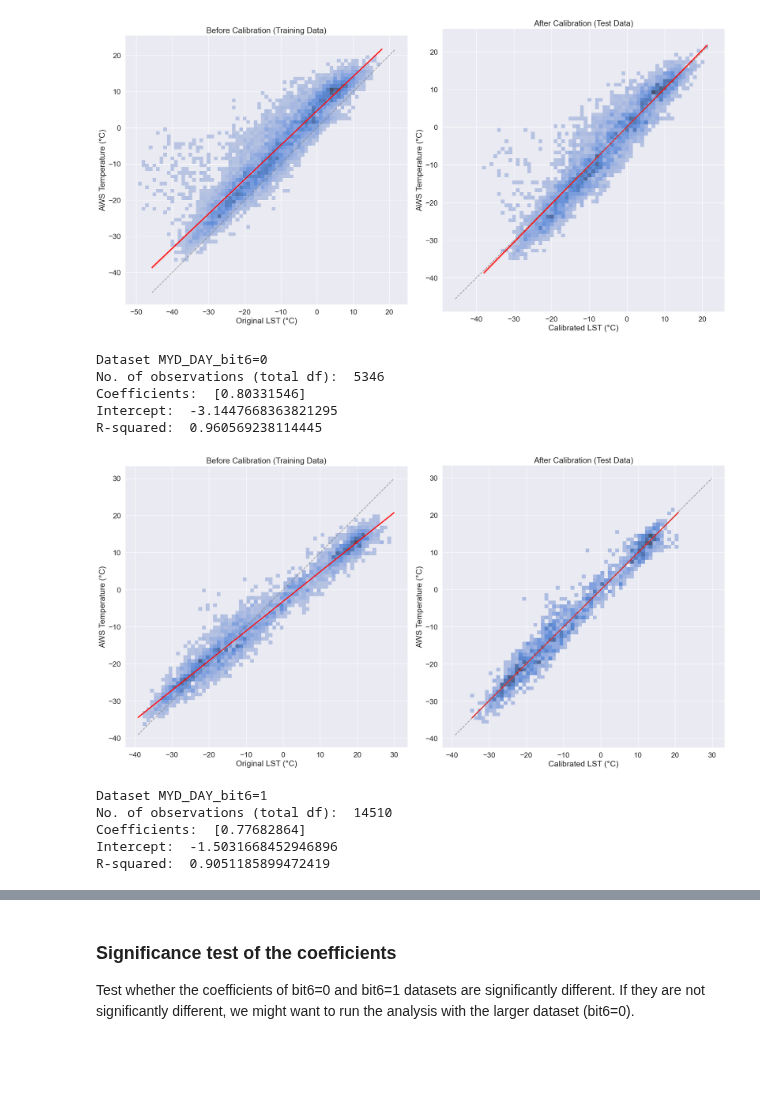
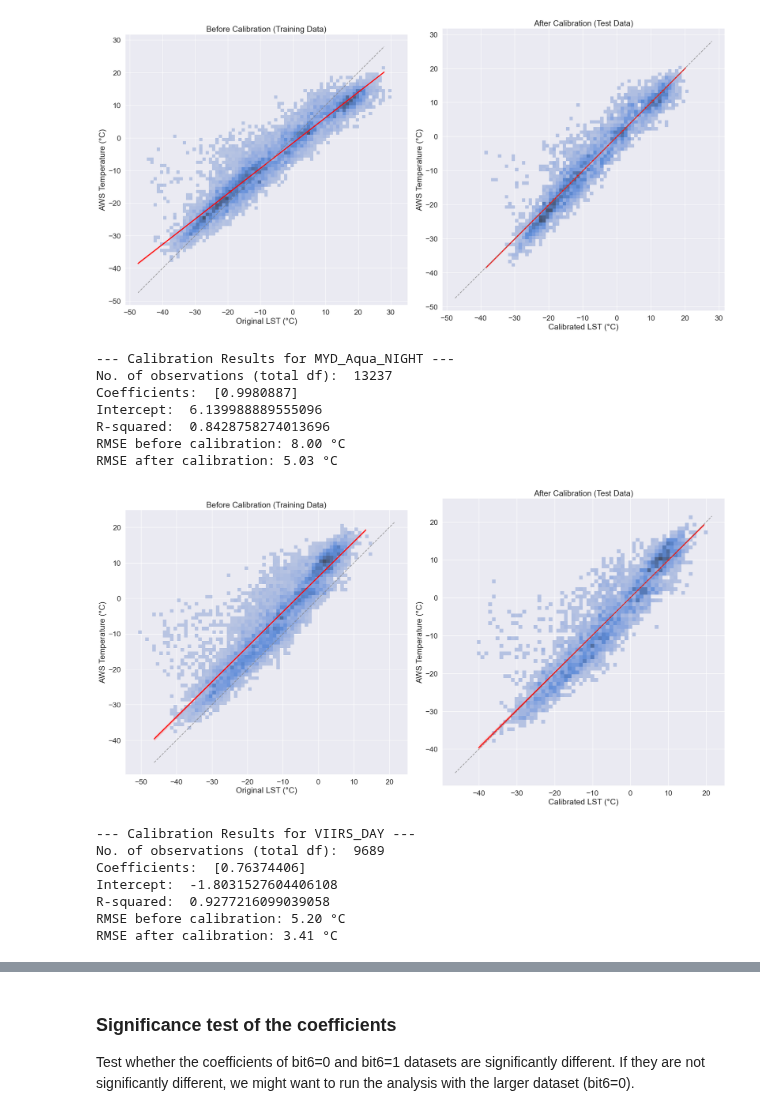
Before and after one commit to KU-AVOCA/GEMLST, a Jupyter notebook: GEMLST_MODIS/SKL_lst_coefficient_MODIS.ipynb, the cells around one changed output, grey strips where cells are left out. Saved outputs shown, nothing was run; the diff lists cells and outputs as text; code cells hidden in the pictures; blank space fills up the shorter version.

Commit message:
Coefficients_done_avail_pat

```diff
--- a/GEMLST_MODIS/SKL_lst_coefficient_MODIS.ipynb
+++ b/GEMLST_MODIS/SKL_lst_coefficient_MODIS.ipynb
@@ -191,6 +262,6 @@ JAXA D:  508
 # %%
-dfs = [df_modd0, df_modd1, df_modn1, df_mydd0, df_mydd1, df_mydn1, df_jaxa_a, df_jaxa_d]
-labels = ["MOD_DAY_bit6=0", "MOD_DAY_bit6=1", "MOD_NIGHT_bit6=1", "MYD_DAY_bit6=0", "MYD_DAY_bit6=1", "MYD_NIGHT_bit6=1", "JAXA_A", "JAXA_D"]
+dfs = [df_modd1, df_modn1, df_mydd1, df_mydn1, df_viirs_day, df_viirs_night, df_era5]
+labels = ["MOD_Terra_DAY", "MOD_Terra_NIGHT", "MYD_Aqua_DAY", "MYD_Aqua_NIGHT", "VIIRS_DAY", "VIIRS_NIGHT", "ERA5"]
 
 def split_mod_viz(df):
     # Split data into training and testing sets (2/3 training, 1/3 testing)
@@ -199,22 +270,22 @@ def split_mod_viz(df):
     # Regression model fit and prediction
     model = LinearRegression()
     model.fit(train_df[['est_temp']], train_df['temperature'])
-    temperature_pred = model.predict(test_df[['est_temp']])
-
-    # # Calculate significance of the coefficients - Not working yet
-    # p_values = []
-    # for i in range(len(model.coef_)):
-    #     _, p_value = stats.pearsonr(train_df['est_temp'], train_df['temperature'])
-    #     p_values.append(p_value)
+    model.predict(test_df[['est_temp']])
 
     # The coefficients
     print('No. of observations (total df): ', len(df))
     print('Coefficients: ', model.coef_)
     print('Intercept: ', model.intercept_)
-    print('R-squared: ', model.score(test_df[['est_temp']], test_df['temperature']), '\n')
+    print('R-squared: ', model.score(test_df[['est_temp']], test_df['temperature']))
 
     # Apply calibration to test dataset
     test_df['lst_calibrated'] = test_df['est_temp'] * model.coef_[0] + model.intercept_
+
+    # Calculate RMSE of the calibration results
+    rmse_before = ((test_df['est_temp'] - test_df['temperature']) ** 2).mean() ** 0.5
+    rmse_after = ((test_df['lst_calibrated'] - test_df['temperature']) ** 2).mean() ** 0.5
+    print(f"RMSE before calibration: {rmse_before:.2f} °C")
+    print(f"RMSE after calibration: {rmse_after:.2f} °C\n")
 
     # Create comparison plot of original vs calibrated values
     fig, (ax1, ax2) = plt.subplots(1, 2, figsize=(20, 10))
@@ -222,28 +293,6 @@ def split_mod_viz(df):
     # Add 1:1 reference line
     min_val = min(test_df['est_temp'].min(), test_df['temperature'].min())
     max_val = max(test_df['est_temp'].max(), test_df['temperature'].max())
-
-    # # SCATTER PLOTS
-    # # Original est_temp plot
-    # sns.scatterplot(ax=ax1, data=train_df, x='est_temp', y='temperature', alpha=0.5, hue='aws', palette='tab10')
-    # sns.regplot(ax=ax1, data=test_df, x='est_temp', y='temperature', scatter=False, color='red')
-    # ax1.plot([min_val, max_val], [min_val, max_val], '--', color='gray', alpha=0.8)
-    # ax1.set_xlabel('Original LST (°C)')
-    # ax1.set_ylabel('AWS Temperature (°C)')
-    # ax1.set_title('Before Calibration (Training Data)')
-    # ax1.set_aspect('equal')
-
-    # # Calibrated est_temp plot
-    # sns.scatterplot(ax=ax2, data=test_df, x='lst_calibrated', y='temperature', alpha=0.5, hue='aws', palette='tab10')
-    # sns.regplot(ax=ax2, data=test_df, x='lst_calibrated', y='temperature', scatter=False, color='red')
-    # ax2.plot([min_val, max_val], [min_val, max_val], '--', color='gray', alpha=0.8)
-    # ax2.set_xlabel('Calibrated LST (°C)')
-    # ax2.set_ylabel('AWS Temperature (°C)')
-    # ax2.set_title('After Calibration (Test Data)')
-    # ax2.set_aspect('equal')
-
-    # plt.tight_layout()
-    # plt.show()
 
     # 2d HISTOGRAM PLOTS
     # Original est_temp plot
@@ -267,9 +316,9 @@ def split_mod_viz(df):
     plt.tight_layout()
     plt.show()
 
-for label, df in zip(labels, dfs):
-    print(f"Dataset {label}")
-    split_mod_viz(df)
+# for i, df in enumerate(dfs):
+#     print(f"--- Calibration Results for {labels[i]} ---")
+#     split_mod_viz(df)
 
 
 # For large amounts of data, consider a 2d hist, kernel density or vaex plot
@@ -297,12 +352,16 @@ R-squared:  0.8724985785766484
-[figure, old version]
+[figure, new version]
-Dataset MYD_DAY_bit6=0
-No. of observations (total df):  5346
-Coefficients:  [0.80331546]
-Intercept:  -3.1447668363821295
-R-squared:  0.960569238114445
+--- Calibration Results for MYD_Aqua_NIGHT ---
+No. of observations (total df):  13237
+Coefficients:  [0.9980887]
+Intercept:  6.139988889555096
+R-squared:  0.8428758274013696
+RMSE before calibration: 8.00 °C
+RMSE after calibration: 5.03 °C
-[figure, old version]
+[figure, new version]
-Dataset MYD_DAY_bit6=1
-No. of observations (total df):  14510
-Coefficients:  [0.77682864]
-Intercept:  -1.5031668452946896
-R-squared:  0.9051185899472419
+--- Calibration Results for VIIRS_DAY ---
+No. of observations (total df):  9689
+Coefficients:  [0.76374406]
+Intercept:  -1.8031527604406108
+R-squared:  0.9277216099039058
+RMSE before calibration: 5.20 °C
+RMSE after calibration: 3.41 °C
```
Also changed, not shown: parts of 6 cells of this notebook, 54 other files.
